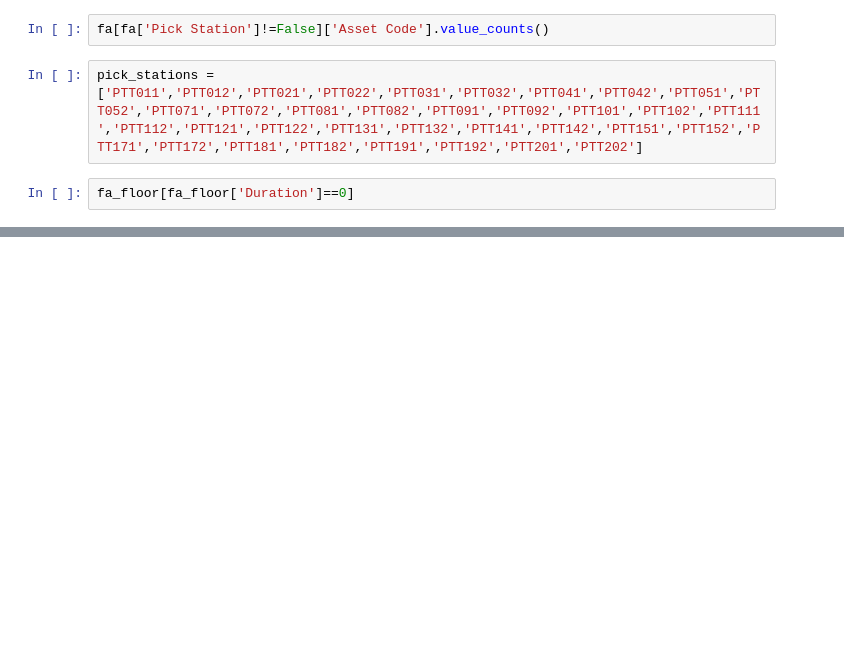
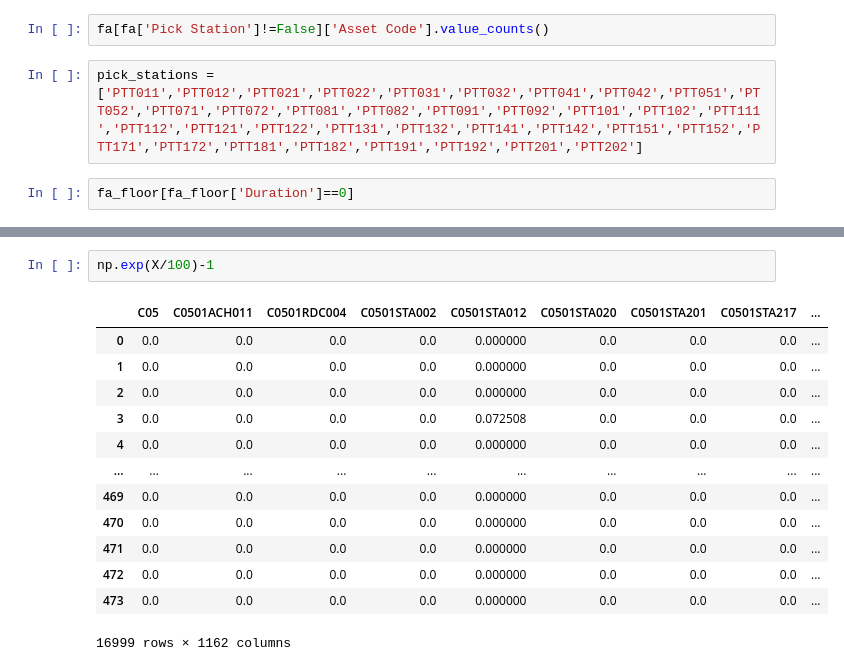
Before and after one commit to ch4413/scs, a Jupyter notebook: notebooks/Basic Model Jamie.ipynb, the cells around one changed output, grey strips where cells are left out. Cells and saved outputs as stored; diff of their text form; blank space fills up the shorter version.

```diff
--- a/notebooks/Basic Model Jamie.ipynb
+++ b/notebooks/Basic Model Jamie.ipynb
@@ -124,0 +181,16 @@ unmapped
+# %%
+np.exp(X/100)-1
+# %% [output]
+|  | C05 | C0501ACH011 | C0501RDC004 | C0501STA002 | C0501STA012 | C0501STA020 | C0501STA201 | C0501STA217 | ... |
+| 0 | 0.0 | 0.0 | 0.0 | 0.0 | 0.000000 | 0.0 | 0.0 | 0.0 | ... |
+| 1 | 0.0 | 0.0 | 0.0 | 0.0 | 0.000000 | 0.0 | 0.0 | 0.0 | ... |
+| 2 | 0.0 | 0.0 | 0.0 | 0.0 | 0.000000 | 0.0 | 0.0 | 0.0 | ... |
+| 3 | 0.0 | 0.0 | 0.0 | 0.0 | 0.072508 | 0.0 | 0.0 | 0.0 | ... |
+| 4 | 0.0 | 0.0 | 0.0 | 0.0 | 0.000000 | 0.0 | 0.0 | 0.0 | ... |
+| ... | ... | ... | ... | ... | ... | ... | ... | ... | ... |
+| 469 | 0.0 | 0.0 | 0.0 | 0.0 | 0.000000 | 0.0 | 0.0 | 0.0 | ... |
+| 470 | 0.0 | 0.0 | 0.0 | 0.0 | 0.000000 | 0.0 | 0.0 | 0.0 | ... |
+| 471 | 0.0 | 0.0 | 0.0 | 0.0 | 0.000000 | 0.0 | 0.0 | 0.0 | ... |
+| 472 | 0.0 | 0.0 | 0.0 | 0.0 | 0.000000 | 0.0 | 0.0 | 0.0 | ... |
+| 473 | 0.0 | 0.0 | 0.0 | 0.0 | 0.000000 | 0.0 | 0.0 | 0.0 | ... |
+16999 rows × 1162 columns
```
Also changed, not shown: parts of 9 cells of this notebook, 3 other files.
